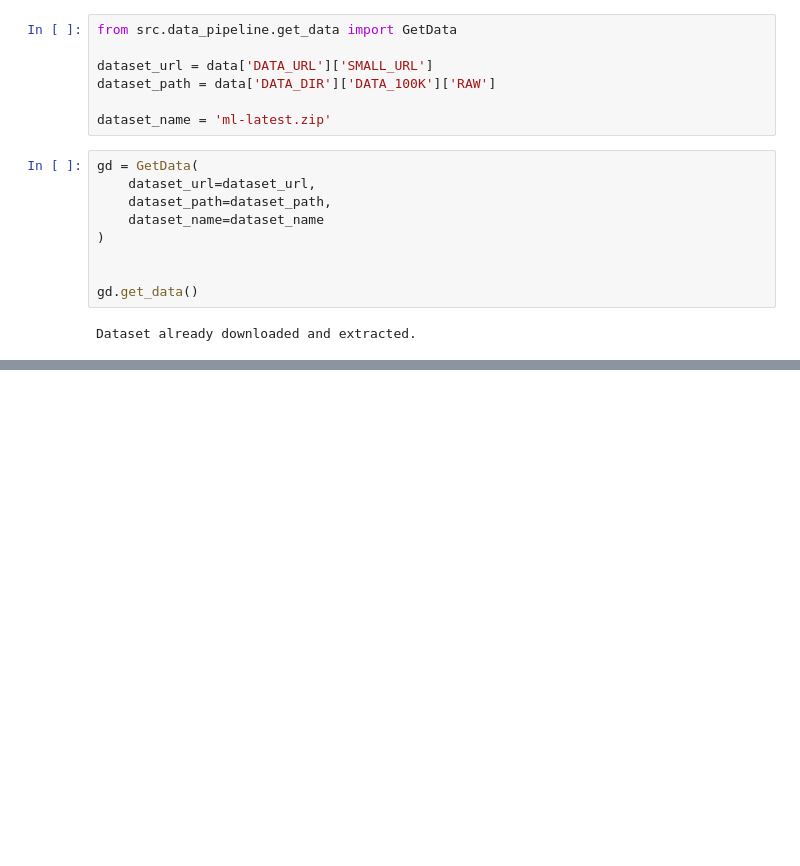
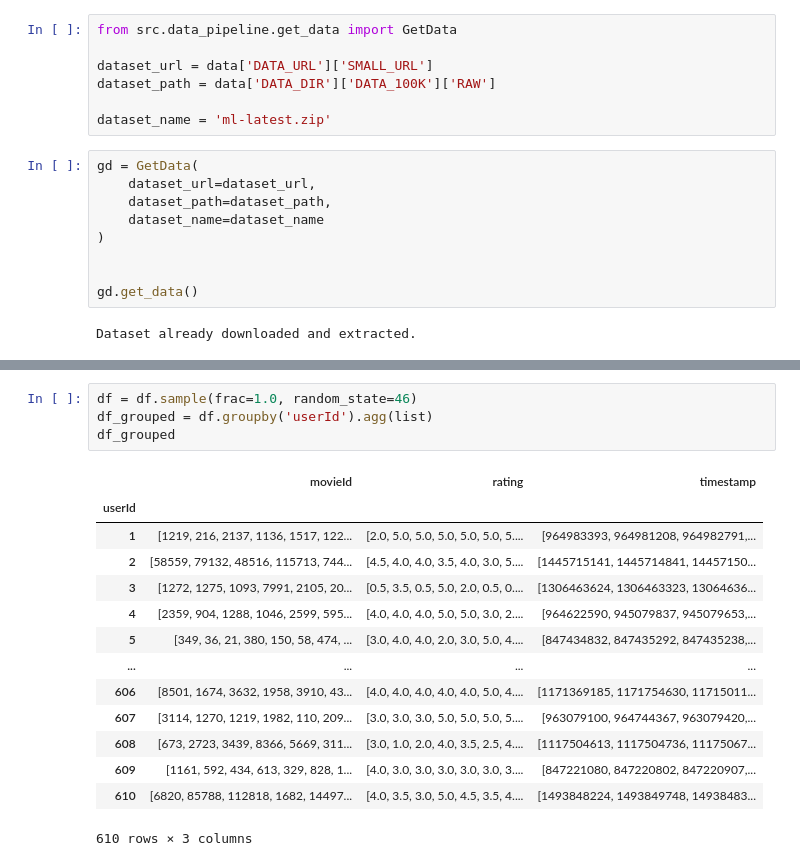
Before and after one commit to ernstBc/movielens-recsys, a Jupyter notebook: test.ipynb, the cells around one changed output, grey strips where cells are left out. Cells and saved outputs as stored; diff of their text form; blank space fills up the shorter version.

```diff
--- a/test.ipynb
+++ b/test.ipynb
@@ -44,0 +75,19 @@ True
+# %%
+df = df.sample(frac=1.0, random_state=46)
+df_grouped = df.groupby('userId').agg(list)
+df_grouped
+# %% [output]
+|  | movieId | rating | timestamp |
+| userId |  |  |  |
+| 1 | [1219, 216, 2137, 1136, 1517, 122... | [2.0, 5.0, 5.0, 5.0, 5.0, 5.0, 5.... | [964983393, 964981208, 964982791,... |
+| 2 | [58559, 79132, 48516, 115713, 744... | [4.5, 4.0, 4.0, 3.5, 4.0, 3.0, 5.... | [1445715141, 1445714841, 14457150... |
+| 3 | [1272, 1275, 1093, 7991, 2105, 20... | [0.5, 3.5, 0.5, 5.0, 2.0, 0.5, 0.... | [1306463624, 1306463323, 13064636... |
+| 4 | [2359, 904, 1288, 1046, 2599, 595... | [4.0, 4.0, 4.0, 5.0, 5.0, 3.0, 2.... | [964622590, 945079837, 945079653,... |
+| 5 | [349, 36, 21, 380, 150, 58, 474, ... | [3.0, 4.0, 4.0, 2.0, 3.0, 5.0, 4.... | [847434832, 847435292, 847435238,... |
+| ... | ... | ... | ... |
+| 606 | [8501, 1674, 3632, 1958, 3910, 43... | [4.0, 4.0, 4.0, 4.0, 4.0, 5.0, 4.... | [1171369185, 1171754630, 11715011... |
+| 607 | [3114, 1270, 1219, 1982, 110, 209... | [3.0, 3.0, 3.0, 5.0, 5.0, 5.0, 5.... | [963079100, 964744367, 963079420,... |
+| 608 | [673, 2723, 3439, 8366, 5669, 311... | [3.0, 1.0, 2.0, 4.0, 3.5, 2.5, 4.... | [1117504613, 1117504736, 11175067... |
+| 609 | [1161, 592, 434, 613, 329, 828, 1... | [4.0, 3.0, 3.0, 3.0, 3.0, 3.0, 3.... | [847221080, 847220802, 847220907,... |
+| 610 | [6820, 85788, 112818, 1682, 14497... | [4.0, 3.5, 3.0, 5.0, 4.5, 3.5, 4.... | [1493848224, 1493849748, 14938483... |
+610 rows × 3 columns
```
Also changed, not shown: parts of 11 cells of this notebook, 10 other files.
